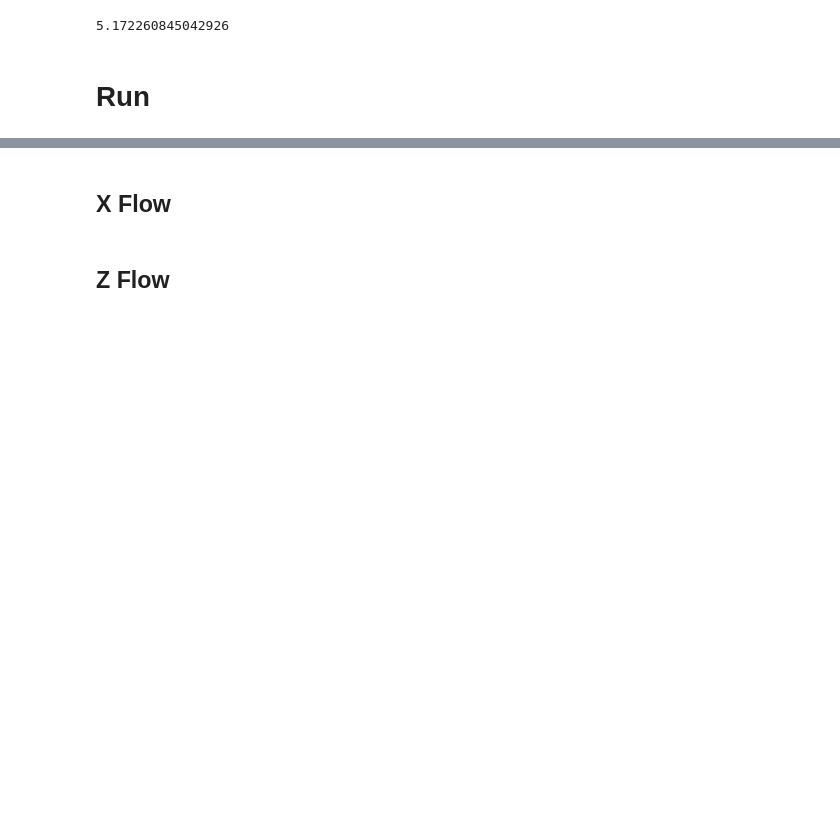
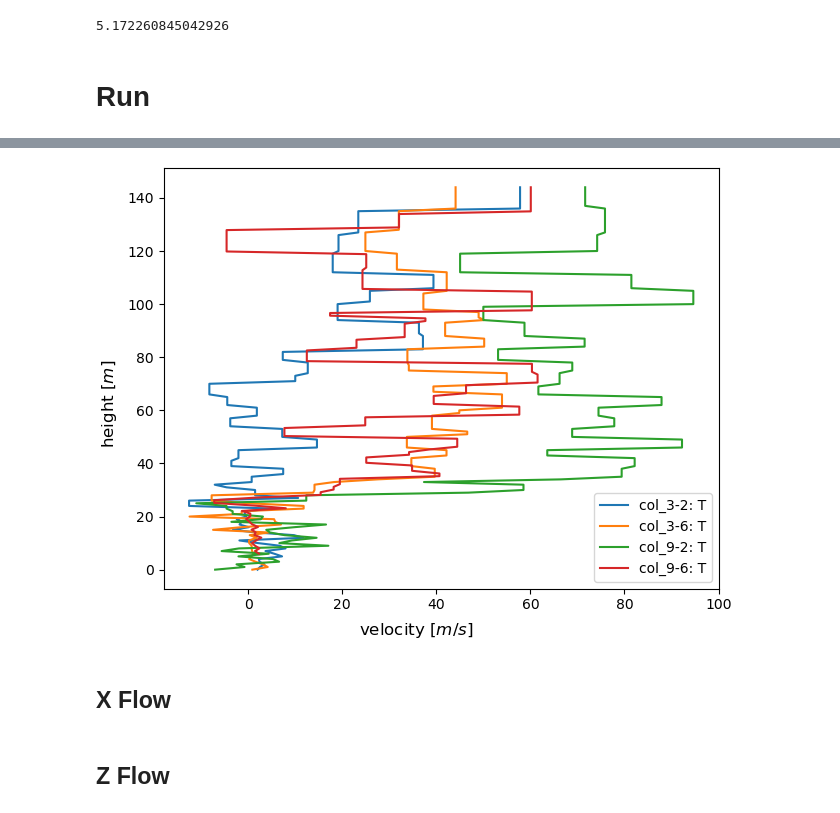
Before and after one commit to nbachand/city_block_cfd, a Jupyter notebook: sfam_post-processing.ipynb, the cells around one changed output, grey strips where cells are left out. Cells and saved outputs as stored; diff of their text form; code cells hidden in the pictures; blank space fills up the shorter version.

```diff
--- a/sfam_post-processing.ipynb
+++ b/sfam_post-processing.ipynb
@@ -156,8 +156,8 @@ plotting took 6 seconds
 # %%
 probes.profile_plots(
     names = [name for name in  probes.probe_names if "col" in name],
-    steps = probes.probe_steps[-1000:-10],
-    quants = qois,
+    steps = np.arange(671700, 672700).tolist(),
+    quants = ['T'],
     # stack = np.arange(0,300),
     plot_params = {
         'stack span' : 'y',
@@ -169,5 +169,5 @@ probes.profile_plots(
     processing = [probePost.time_average]
     )
 
-plt.plot(physics_setup.LES_params['log_wind'], LES_params['z_values'])
+# plt.plot(physics_setup.LES_params['log_wind'], LES_params['z_values'])
 # %% [output]
@@ -175,3 +175,4 @@ KeyError: '[1330501, 1330502, 1330503, 1330504, 1330505, 1330506, 1330507, 13305
+[figure, added]
 # %%
 plt.figure()
 raw_data = [1.5292938,1.9054088,2.1489011,1.9980127,1.9612597,2.2905111,2.6067301,2.69891,2.7928826,2.6708404,2.5370963,2.4680873,2.533321,2.421773,2.8411688,2.8411688,3.0117572,3.0006912,2.8828324,3.2942781,3.2942781,3.2629356,3.4876691,3.4876691,3.2638683,3.2638683,3.5769942,3.5769942,3.5769942,3.5342152,3.5342152,3.4892258,3.4892258,3.4892258,3.516562,3.516562,3.6436542,3.6436542,3.6436542,3.6330901,3.571308,3.571308,3.571308,3.571308,3.5937381,3.5937381,3.5937381,3.5937381,3.54775,3.54775,3.54775,3.54775,3.6200349,3.6200349,3.6200349,3.6200349,3.6299999,3.6299999,3.6299999,3.6299999,3.7233506,3.7233506,3.7233506,3.7233506,3.7333596,3.7333596,3.7333596,3.7333596,3.7722806,3.7722806,3.7722806,3.7722806,3.6930462,3.6930462,3.6930462,3.6930462,3.6930462,3.8447114,3.8447114,3.8447114,3.8447114,3.7049495,3.7049495,3.7049495,3.7049495,3.7049495,3.7049495,3.8142786,3.8346022,3.8346022,3.8346022,3.8868029,3.8868029,3.8868029,3.8868029,3.8868029,3.8868029,3.8868029,3.8868029,3.962461,3.962461,3.962461,3.962461,3.962461,3.962461,3.962461,3.962461,3.9733844,3.9733844,3.9733844,3.9733844,3.9733844,3.9733844,3.7215276,3.7215276,3.7215276,3.7215276,3.7215276,3.7215276,3.7215276,3.7215276,3.705939,3.705939,3.705939,3.705939,3.705939,3.705939,3.705939,3.7546507,3.7546507,3.7546507,3.7546507,3.7546507,3.7546507,3.7546507,3.7546507,3.7546507,3.7546507]
```
Also changed, not shown: parts of 2 cells of this notebook, 3 other files.
